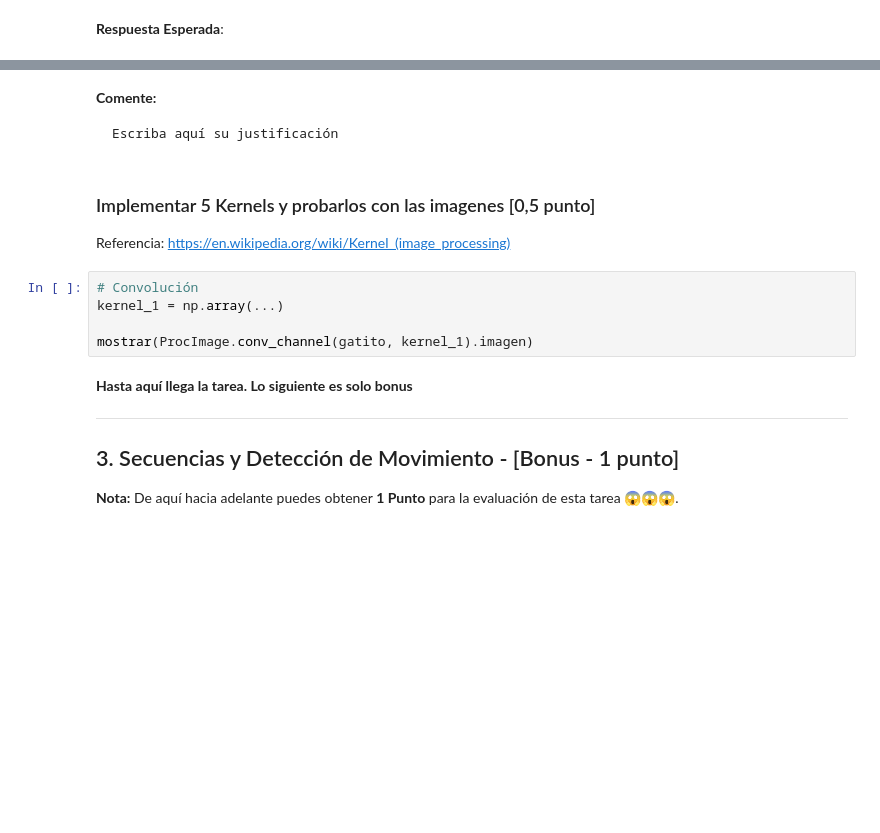
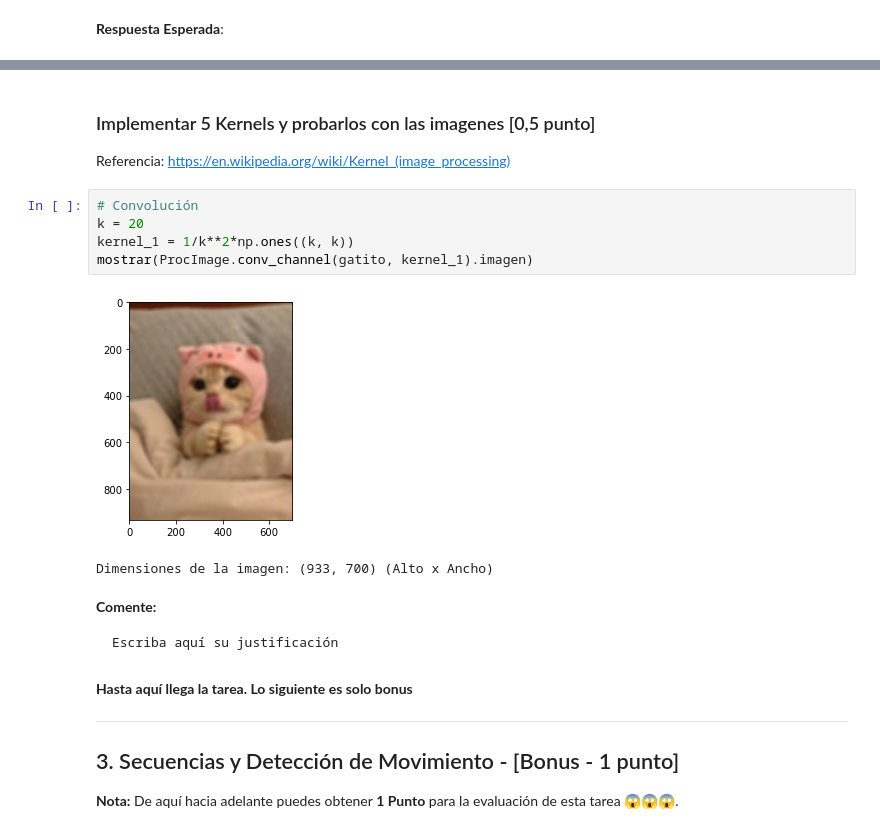
Before and after one commit to Johnny952/labDataScience, a Jupyter notebook: lab1/Laboratorio1.ipynb, the cells around one changed output, grey strips where cells are left out. Cells and saved outputs as stored; diff of their text form; blank space fills up the shorter version.

````diff
--- a/lab1/Laboratorio1.ipynb
+++ b/lab1/Laboratorio1.ipynb
@@ -611,19 +612,22 @@ Dimensiones de la imagen: 933x700 (Alto x Ancho)
+# %% [markdown]
+### Implementar 5 Kernels y probarlos con las imagenes [0,5 punto]
+
+Referencia:
+https://en.wikipedia.org/wiki/Kernel_(image_processing)
+# %%
+# Convolución
+k = 20
+kernel_1 = 1/k**2*np.ones((k, k))
+mostrar(ProcImage.conv_channel(gatito, kernel_1).imagen)
+# %% [output]
+[figure, added]
+Dimensiones de la imagen: (933, 700) (Alto x Ancho)
 # %% [markdown]
 **Comente:**
 
 ```
 Escriba aquí su justificación
 ```
-# %% [markdown]
-### Implementar 5 Kernels y probarlos con las imagenes [0,5 punto]
-
-Referencia:
-https://en.wikipedia.org/wiki/Kernel_(image_processing)
-# %%
-# Convolución
-kernel_1 = np.array(...)
-
-mostrar(ProcImage.conv_channel(gatito, kernel_1).imagen)
 # %% [markdown]
 **Hasta aquí llega la tarea. Lo siguiente es solo bonus**
 
````
Also changed, not shown: parts of 9 cells of this notebook, 1 other file.
